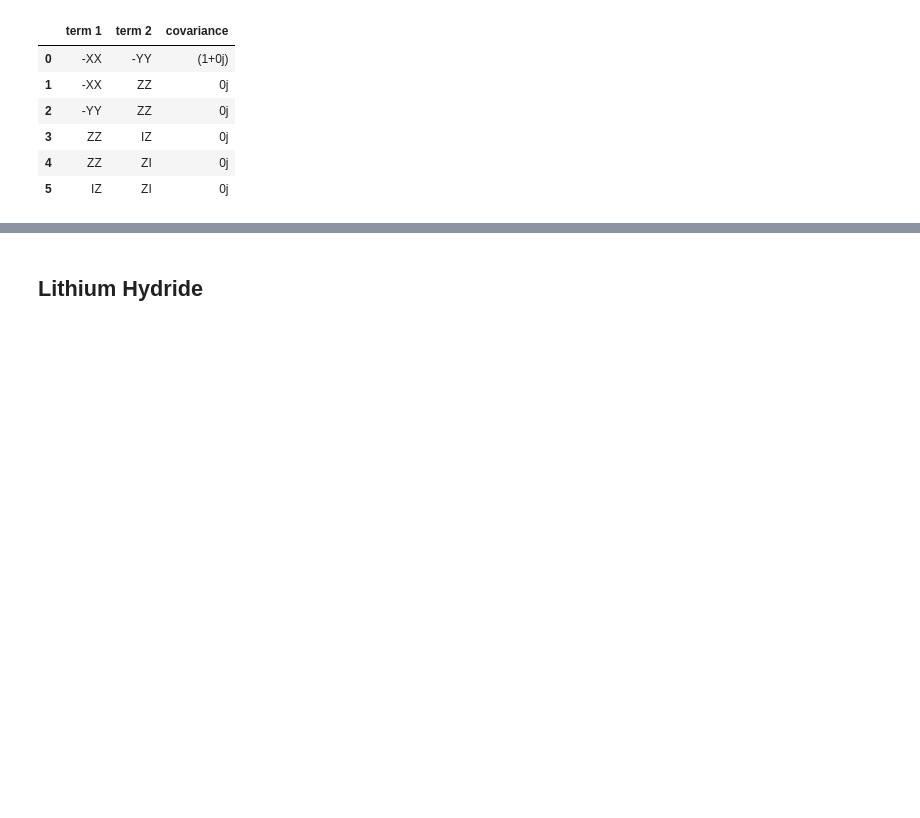
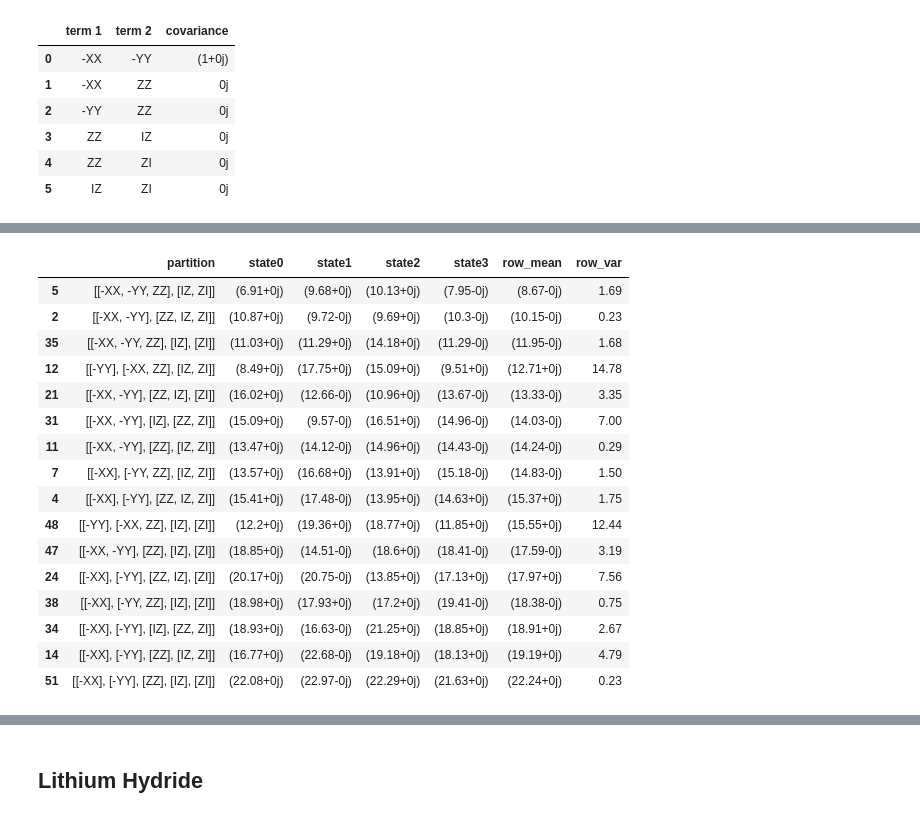
Before and after one commit to teaguetomesh/vqe-term-grouping, a Jupyter notebook: hamiltonian_statistics.ipynb, the cells around one changed output, grey strips where cells are left out. Cells and saved outputs as stored; diff of their text form; code cells hidden in the pictures; blank space fills up the shorter version.

```diff
--- a/hamiltonian_statistics.ipynb
+++ b/hamiltonian_statistics.ipynb
@@ -363,0 +413,25 @@ state_list = [np.array([[1], [0], [0], [0]]),
+# %%
+# Are the ideal partitions the same with random kets?
+random_state_list = [qutip.rand_ket(4).full() for i in range(4)]
+random_states_mean_state_preps = expected_state_preps_for_list_of_states(test_term_set, random_state_list)
+# round the real and imaginary parts to two decimal places
+random_states_mean_state_preps.iloc[:,1:] = random_states_mean_state_preps.iloc[:,1:].apply(lambda x: np.around(x, decimals=2), axis=0)
+random_states_mean_state_preps
+# %% [output]
+|  | partition | state0 | state1 | state2 | state3 | row_mean | row_var |
+| 5 | [[-XX, -YY, ZZ], [IZ, ZI]] | (6.91+0j) | (9.68+0j) | (10.13+0j) | (7.95-0j) | (8.67-0j) | 1.69 |
+| 2 | [[-XX, -YY], [ZZ, IZ, ZI]] | (10.87+0j) | (9.72-0j) | (9.69+0j) | (10.3-0j) | (10.15-0j) | 0.23 |
+| 35 | [[-XX, -YY, ZZ], [IZ], [ZI]] | (11.03+0j) | (11.29+0j) | (14.18+0j) | (11.29-0j) | (11.95-0j) | 1.68 |
+| 12 | [[-YY], [-XX, ZZ], [IZ, ZI]] | (8.49+0j) | (17.75+0j) | (15.09+0j) | (9.51+0j) | (12.71+0j) | 14.78 |
+| 21 | [[-XX, -YY], [ZZ, IZ], [ZI]] | (16.02+0j) | (12.66-0j) | (10.96+0j) | (13.67-0j) | (13.33-0j) | 3.35 |
+| 31 | [[-XX, -YY], [IZ], [ZZ, ZI]] | (15.09+0j) | (9.57-0j) | (16.51+0j) | (14.96-0j) | (14.03-0j) | 7.00 |
+| 11 | [[-XX, -YY], [ZZ], [IZ, ZI]] | (13.47+0j) | (14.12-0j) | (14.96+0j) | (14.43-0j) | (14.24-0j) | 0.29 |
+| 7 | [[-XX], [-YY, ZZ], [IZ, ZI]] | (13.57+0j) | (16.68+0j) | (13.91+0j) | (15.18-0j) | (14.83-0j) | 1.50 |
+| 4 | [[-XX], [-YY], [ZZ, IZ, ZI]] | (15.41+0j) | (17.48-0j) | (13.95+0j) | (14.63+0j) | (15.37+0j) | 1.75 |
+| 48 | [[-YY], [-XX, ZZ], [IZ], [ZI]] | (12.2+0j) | (19.36+0j) | (18.77+0j) | (11.85+0j) | (15.55+0j) | 12.44 |
+| 47 | [[-XX, -YY], [ZZ], [IZ], [ZI]] | (18.85+0j) | (14.51-0j) | (18.6+0j) | (18.41-0j) | (17.59-0j) | 3.19 |
+| 24 | [[-XX], [-YY], [ZZ, IZ], [ZI]] | (20.17+0j) | (20.75-0j) | (13.85+0j) | (17.13+0j) | (17.97+0j) | 7.56 |
+| 38 | [[-XX], [-YY, ZZ], [IZ], [ZI]] | (18.98+0j) | (17.93+0j) | (17.2+0j) | (19.41-0j) | (18.38-0j) | 0.75 |
+| 34 | [[-XX], [-YY], [IZ], [ZZ, ZI]] | (18.93+0j) | (16.63-0j) | (21.25+0j) | (18.85+0j) | (18.91+0j) | 2.67 |
+| 14 | [[-XX], [-YY], [ZZ], [IZ, ZI]] | (16.77+0j) | (22.68-0j) | (19.18+0j) | (18.13+0j) | (19.19+0j) | 4.79 |
+| 51 | [[-XX], [-YY], [ZZ], [IZ], [ZI]] | (22.08+0j) | (22.97-0j) | (22.29+0j) | (21.63+0j) | (22.24+0j) | 0.23 |
```
Also changed, not shown: parts of 25 cells of this notebook.
